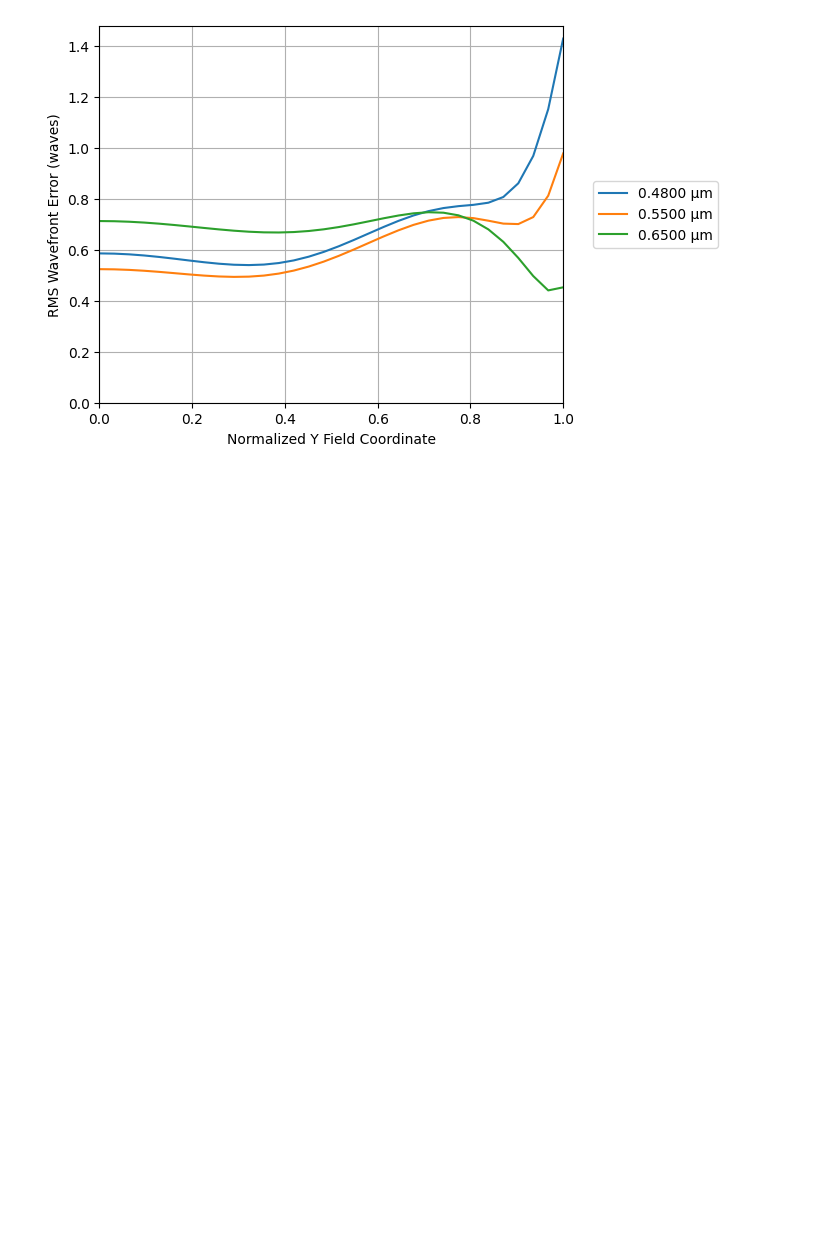
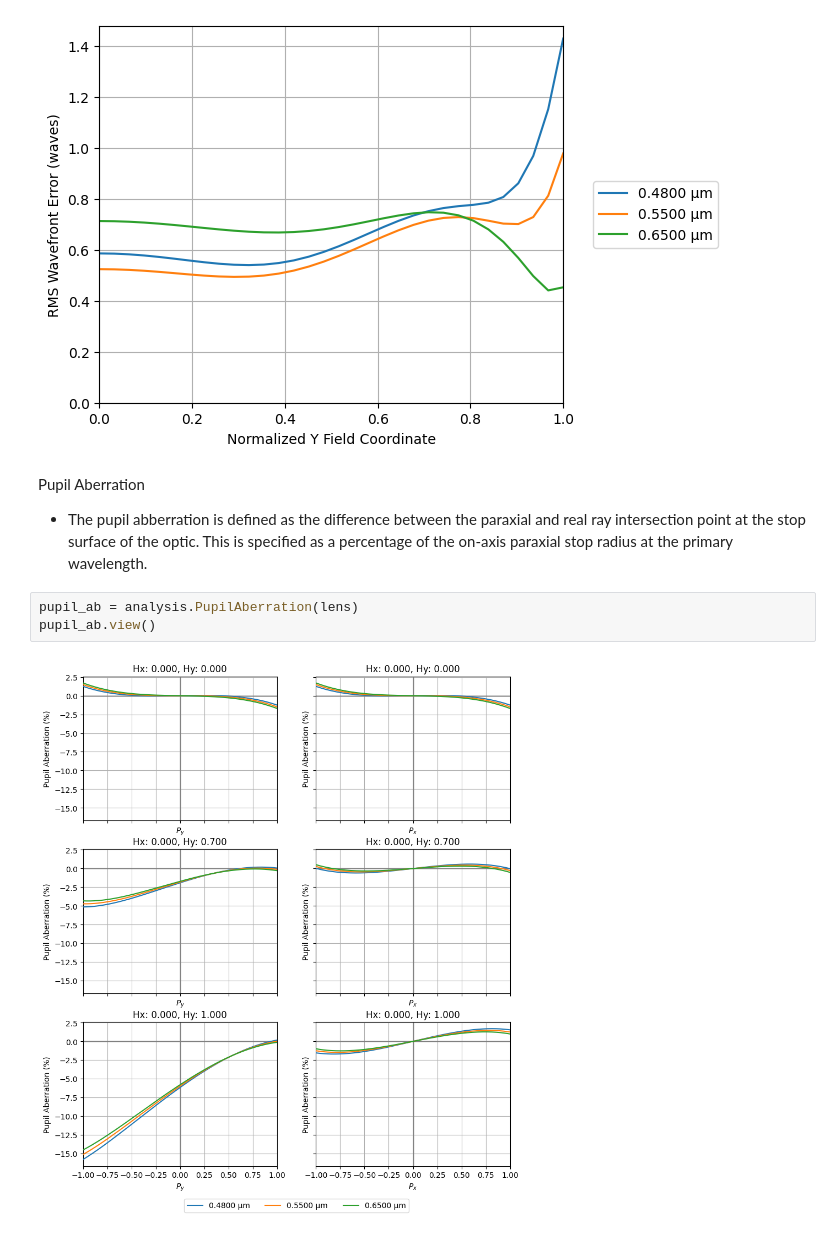
Before and after one commit to HarrisonKramer/optiland, a Jupyter notebook: docs/examples/Tutorial_3a_Common_Aberration_Analyses.ipynb, the cells around one changed output. Drawn from its saved outputs; the diff is of its cells as text; blank space fills up the shorter version.

Commit message:
feat: implement visualization for pupil aberration analysis

```diff
--- a/docs/examples/Tutorial_3a_Common_Aberration_Analyses.ipynb
+++ b/docs/examples/Tutorial_3a_Common_Aberration_Analyses.ipynb
@@ -113,3 +113,12 @@ rms_wavefront_error_vs_field = analysis.RmsWavefrontErrorVsField(lens)
 rms_wavefront_error_vs_field.view()
 # %% [output]
 [figure]
+# %% [markdown]
+Pupil Aberration
+
+- The pupil abberration is defined as the difference between the paraxial and real ray intersection point at the stop surface of the optic. This is specified as a percentage of the on-axis paraxial stop radius at the primary wavelength.
+# %%
+pupil_ab = analysis.PupilAberration(lens)
+pupil_ab.view()
+# %% [output]
+[figure, added]
```
